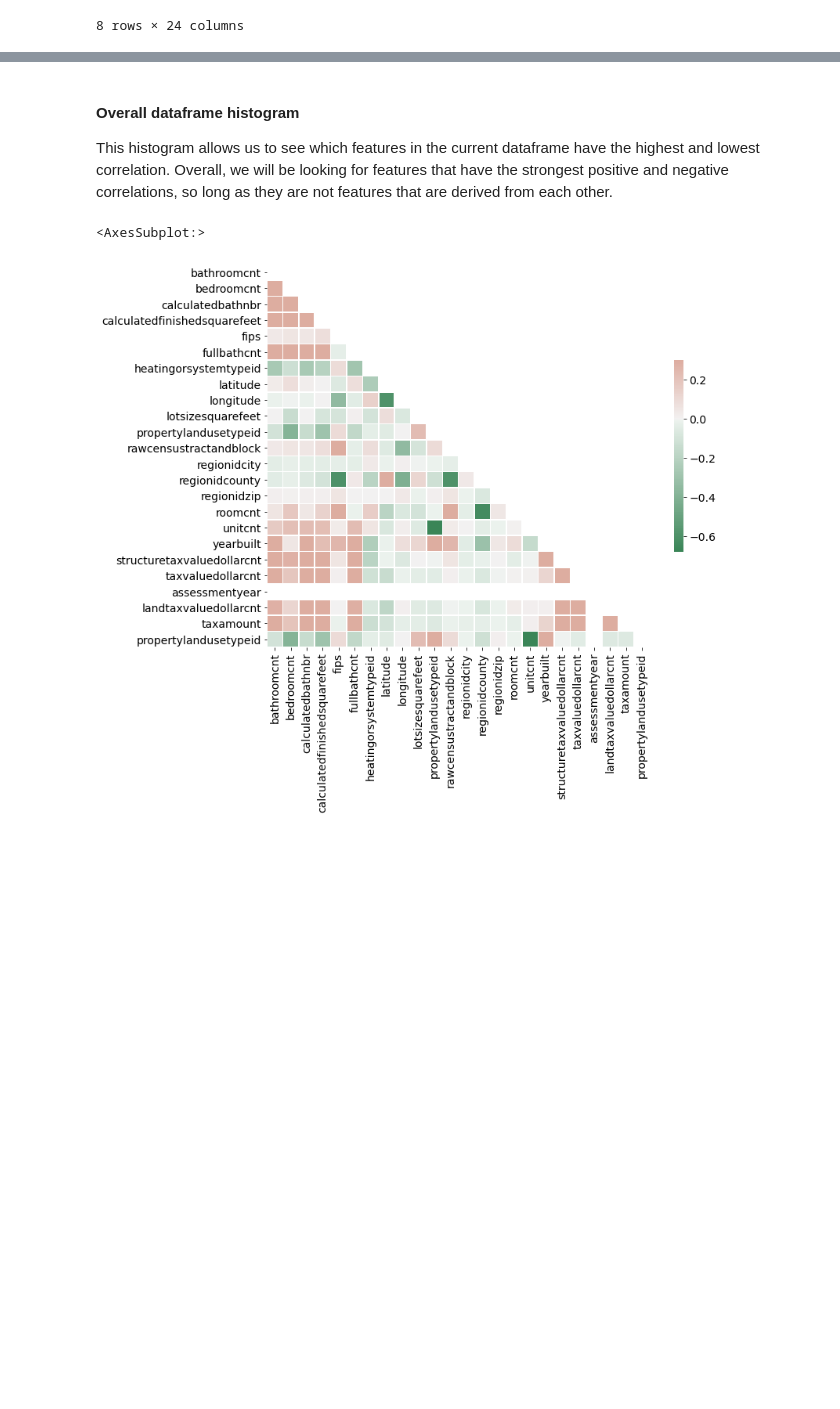
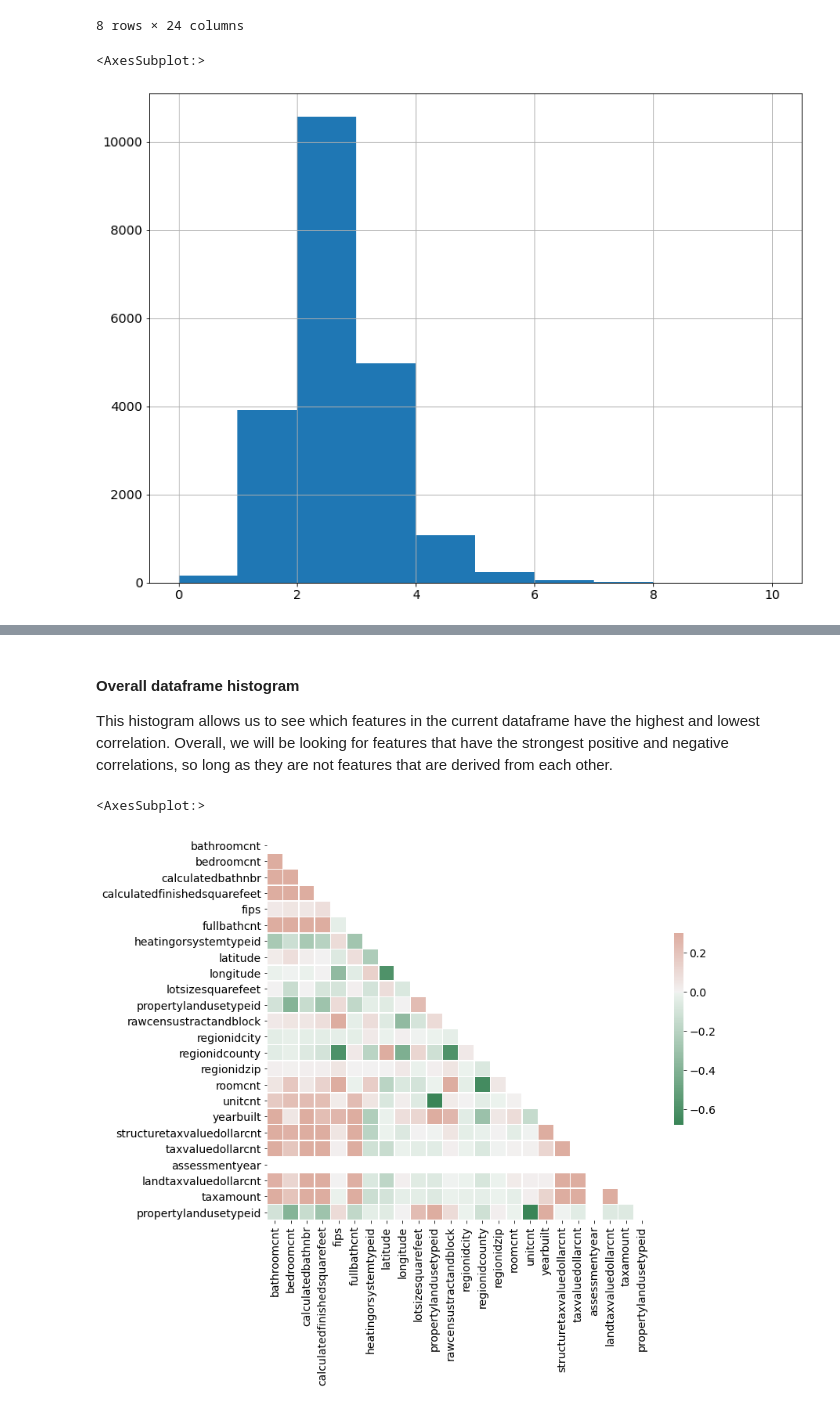
Before and after one commit to AAranda10/regression_project, a Jupyter notebook: explore.ipynb, the cells around one changed output, grey strips where cells are left out. Cells and saved outputs as stored; diff of their text form; code cells hidden in the pictures; blank space fills up the shorter version.

```diff
--- a/explore.ipynb
+++ b/explore.ipynb
@@ -77,3 +94,10 @@ df.describe()
 | 75% | 3.000000 | 4.000000 | 3.000000 | 2096.000000 | 6059.000000 | 3.000000 | ... |
 | max | 10.000000 | 12.000000 | 10.000000 | 4633.000000 | 6111.000000 | 10.000000 | ... |
 8 rows × 24 columns
+# %%
+plt.subplot(211)
+df.bathroomcnt.hist()
+plt.
+# %% [output]
+<AxesSubplot:>
+[figure, added]
```
Also changed, not shown: parts of 16 cells of this notebook.
